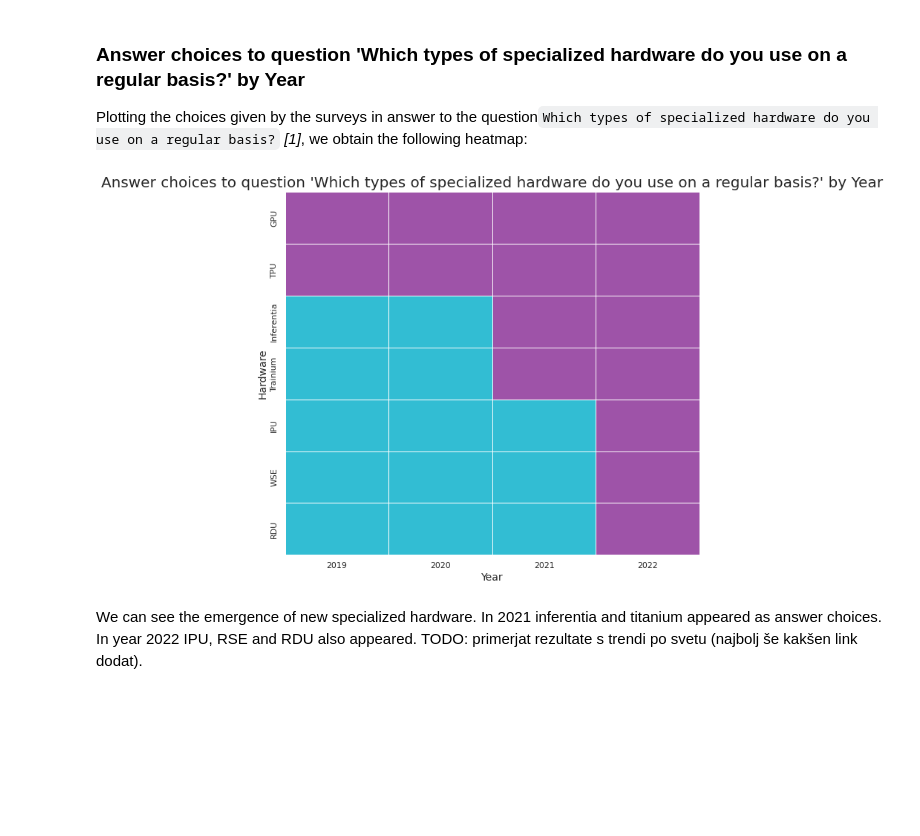
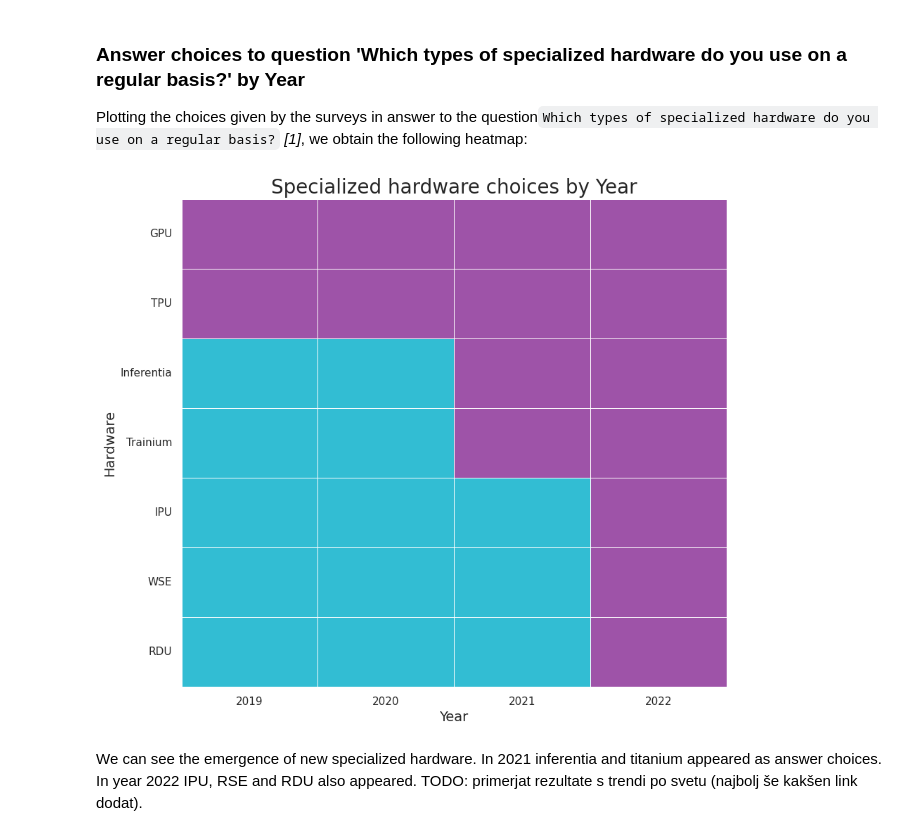
Before and after one commit to moratsam/kaggle-survey-2022, a Jupyter notebook: Kaggle_Survey_2022.ipynb, the cells around one changed output. Saved outputs shown, nothing was run; the diff lists cells and outputs as text; code cells hidden in the pictures; blank space fills up the shorter version.

```diff
--- a/Kaggle_Survey_2022.ipynb
+++ b/Kaggle_Survey_2022.ipynb
@@ -101,6 +101,8 @@ import pandas as pd
 import seaborn as sns
 from PIL import Image
 from wordcloud import WordCloud
+
+git = True
 
 # global_palette = sns.color_palette("crest", 8)
 global_palette = sns.color_palette("RdYlGn", 6)
@@ -156,26 +160,29 @@ We can see the number of questions referring to cloud technology is growing thro
 ### Answer choices to question 'Which types of specialized hardware do you use on a regular basis?' by Year
 Plotting the choices given by the surveys in answer to the question`Which types of specialized hardware do you use on a regular basis?` *[1]*, we obtain the following heatmap:
 # %%
-hardware = pd.read_csv('/kaggle/input/question-analysis/hardware.csv')
-#hardware = pd.read_csv('question-analysis/hardware.csv')
+if git:
+    hardware = pd.read_csv('question-analysis/hardware.csv')
+else:
+    hardware = pd.read_csv('/kaggle/input/question-analysis/hardware.csv')
 
 hardware = hardware.set_index('Hardware')
 
 plt.figure(figsize=(10,9))
 
 sns.heatmap(
     hardware,
     annot=False,
     cmap=global_palette,
     cbar=False,
     linewidth=.5)
-plt.title("Answer choices to question 'Which types of specialized hardware do you use on a regular basis?' by Year",fontsize=20)
+plt.title("Specialized hardware choices by Year",fontsize=20)
+plt.yticks(rotation=0)
 plt.xlabel('Year', fontsize=14);
 plt.ylabel('Hardware', fontsize=14)
 
 plt.show()
 # %% [output]
-[figure, old version]
+[figure, new version]
 # %% [markdown]
 We can see the emergence of new specialized hardware. In 2021 inferentia and titanium appeared as answer choices. In year 2022 IPU, RSE and RDU also appeared.
 TODO: primerjat rezultate s trendi po svetu (najbolj še kakšen link dodat).
```
Also changed, not shown: parts of 14 cells of this notebook.
